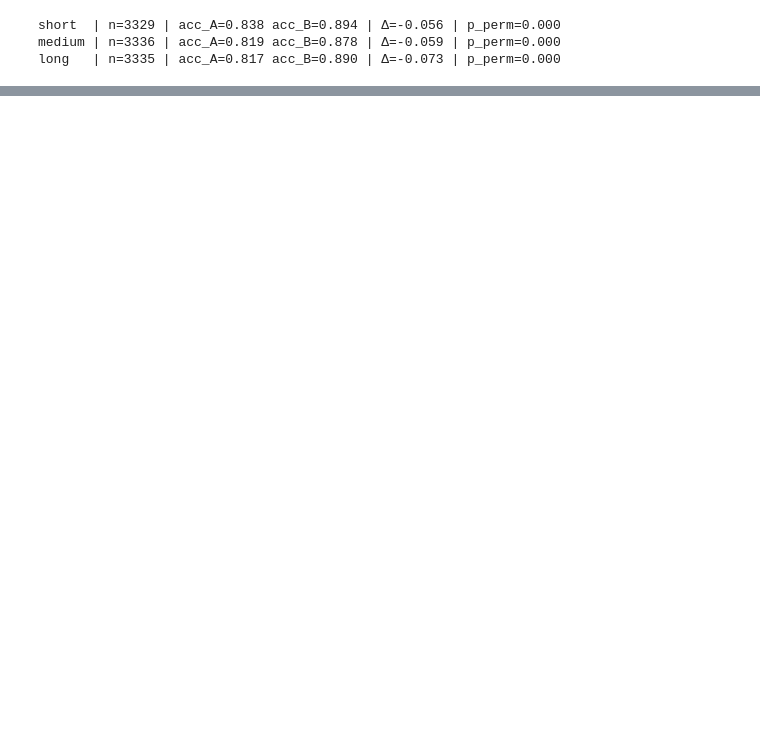
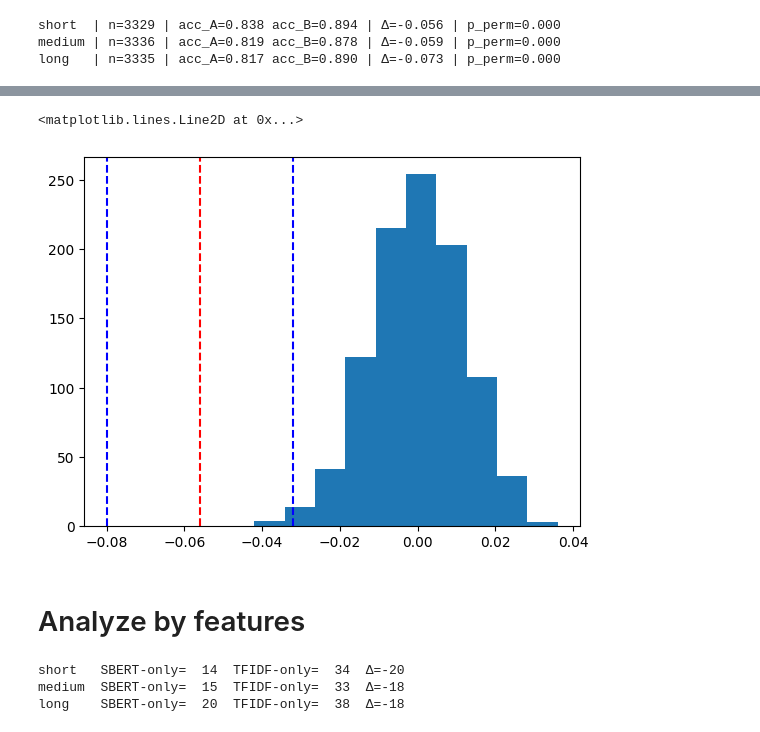
Before and after one commit to WarrenLata/ContextualEmbedding, a Jupyter notebook: ABtest.ipynb, the cells around one changed output, grey strips where cells are left out. Drawn from its saved outputs; the diff is of its cells as text; code cells hidden in the pictures; blank space fills up the shorter version.

```diff
--- a/ABtest.ipynb
+++ b/ABtest.ipynb
@@ -340,0 +501,28 @@ long   | n=3335 | acc_A=0.817 acc_B=0.890 | Δ=-0.073 | p_perm=0.000
+# %%
+from sklearn.model_selection import train_test_split
+
+X_train, X_test = train_test_split([i for i in range(10000)], test_size=0.1, random_state=42)
+# %%
+tr_transformers = All_mini_vectors_r[X_train]
+te_transformers = All_mini_vectors_r[X_test]
+
+
+y_test = y_1k_r[X_test]
+
+tr = list(X_train)
+te = list(X_test)
+
+tf_embed = TfidfEmbedder()
+tf_vector_train = tf_embed.vec.fit_transform(texts_1k_r[tr])
+tf_vector_test = tf_embed.transform(texts_1k_r[te])
+
+
+
+model_A = LogisticRegression(max_iter=2000,solver="lbfgs").fit(tr_transformers,y_1k_r[tr])
+model_B =  LogisticRegression(max_iter=2000,solver="liblinear").fit(tf_vector_train,y_1k_r[tr])
+
+y_hat_A =  model_A.predict(te_transformers)
+y_hat_B = model_B.predict(tf_vector_test)
+
+correct_A = (y_hat_A == y_test)
+correct_B = (y_hat_B == y_test)
@@ -340,0 +535,12 @@ long   | n=3335 | acc_A=0.817 acc_B=0.890 | Δ=-0.073 | p_perm=0.000
+# %%
+end_min,end_max = bootstrap_ci_diff(correct_A, correct_B, B=1000000, seed=42)
+# %%
+plt.hist(diffs)
+plt.axvline(x=obs, color='r', linestyle='--', label ='observed difference')
+plt.axvline(x=end_min, color='b', linestyle='--', label ='min')
+plt.axvline(x=end_max, color='b', linestyle='--', label ='max')
+# %% [output]
+<matplotlib.lines.Line2D at 0x...>
+[figure, added]
+# %% [markdown]
+# Analyze by features
@@ -340,0 +627,25 @@ long   | n=3335 | acc_A=0.817 acc_B=0.890 | Δ=-0.073 | p_perm=0.000
+# %%
+
+feat_fn = build_feature_extractor(tf_embed.vec, minimal_clean)
+
+
+F = feat_fn(texts_1k_r[X_test])
+
+
+idx_A_only = np.where((correct_A==1) & (correct_B==0))[0]
+idx_B_only = np.where((correct_A==0) & (correct_B==1))[0]
+
+def bin_by_quantiles(x, q=(1/3,2/3)):
+    q1,q2 = np.quantile(x, q)
+    return np.digitize(x, [q1,q2])
+
+bins_len = bin_by_quantiles(F["len_tok"])
+for b,name in enumerate(["short","medium","long"]):
+    m = (bins_len==b)
+    Awin = int(np.sum(m & ((correct_A==1)&(correct_B==0))))
+    Bwin = int(np.sum(m & ((correct_A==0)&(correct_B==1))))
+    print(f"{name:6}  SBERT-only={Awin:4d}  TFIDF-only={Bwin:4d}  Δ={Awin-Bwin:+d}")
+# %% [output]
+short   SBERT-only=  14  TFIDF-only=  34  Δ=-20
+medium  SBERT-only=  15  TFIDF-only=  33  Δ=-18
+long    SBERT-only=  20  TFIDF-only=  38  Δ=-18
```
Also changed, not shown: parts of 25 cells of this notebook, 1 other file.
